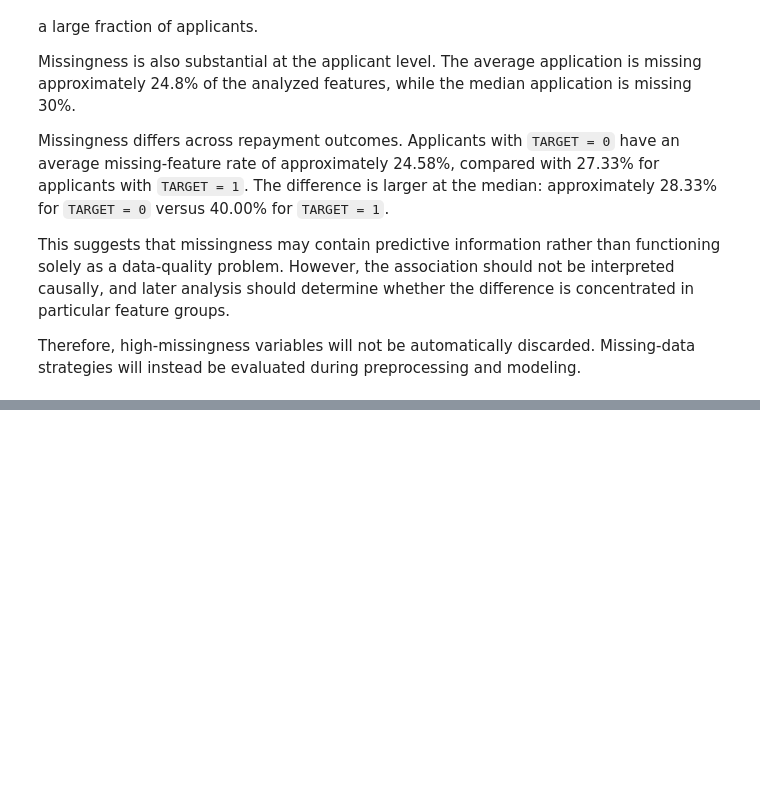
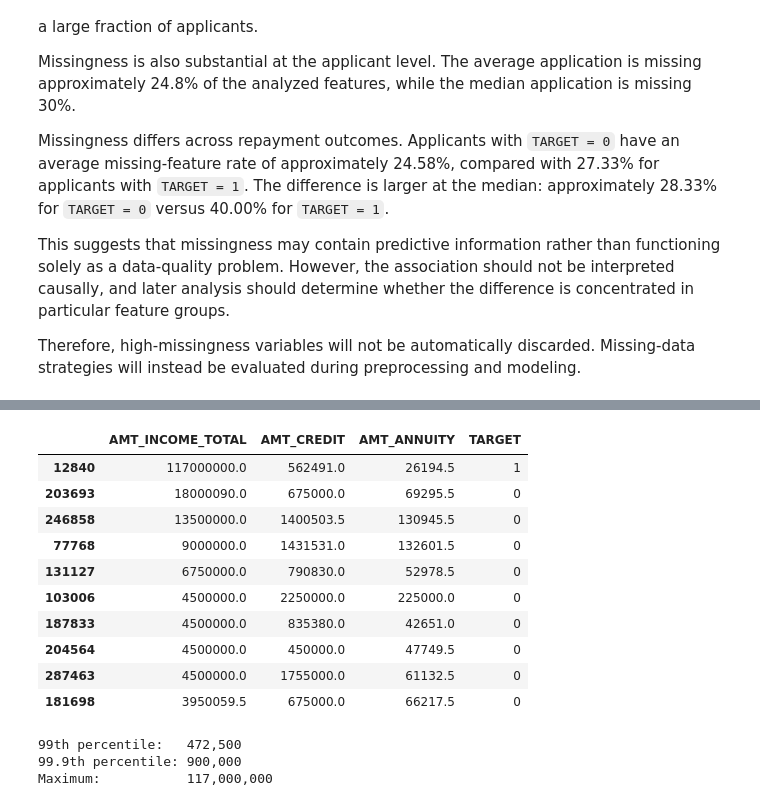
Before and after one commit to KevTJ/kj-project-portfolio, a Jupyter notebook: Projects/credit-risk-decision-system/notebooks/02_data_audit_and_eda.ipynb, the cells around one changed output, grey strips where cells are left out. Saved outputs shown, nothing was run; the diff lists cells and outputs as text; code cells hidden in the pictures; blank space fills up the shorter version.

```diff
--- a/Projects/credit-risk-decision-system/notebooks/02_data_audit_and_eda.ipynb
+++ b/Projects/credit-risk-decision-system/notebooks/02_data_audit_and_eda.ipynb
@@ -554,0 +756,36 @@ Therefore, high-missingness variables will not be automatically discarded. Missi
+# %%
+application_train.nlargest(
+    10,
+    "AMT_INCOME_TOTAL"
+)[
+    [
+        "AMT_INCOME_TOTAL",
+        "AMT_CREDIT",
+        "AMT_ANNUITY",
+        "TARGET"
+    ]
+]
+# %% [output]
+|  | AMT_INCOME_TOTAL | AMT_CREDIT | AMT_ANNUITY | TARGET |
+| 12840 | 117000000.0 | 562491.0 | 26194.5 | 1 |
+| 203693 | 18000090.0 | 675000.0 | 69295.5 | 0 |
+| 246858 | 13500000.0 | 1400503.5 | 130945.5 | 0 |
+| 77768 | 9000000.0 | 1431531.0 | 132601.5 | 0 |
+| 131127 | 6750000.0 | 790830.0 | 52978.5 | 0 |
+| 103006 | 4500000.0 | 2250000.0 | 225000.0 | 0 |
+| 187833 | 4500000.0 | 835380.0 | 42651.0 | 0 |
+| 204564 | 4500000.0 | 450000.0 | 47749.5 | 0 |
+| 287463 | 4500000.0 | 1755000.0 | 61132.5 | 0 |
+| 181698 | 3950059.5 | 675000.0 | 66217.5 | 0 |
+# %%
+income_q99 = application_train["AMT_INCOME_TOTAL"].quantile(0.99)
+income_q999 = application_train["AMT_INCOME_TOTAL"].quantile(0.999)
+income_max = application_train["AMT_INCOME_TOTAL"].max()
+
+print(f"99th percentile:   {income_q99:,.0f}")
+print(f"99.9th percentile: {income_q999:,.0f}")
+print(f"Maximum:           {income_max:,.0f}")
+# %% [output]
+99th percentile:   472,500
+99.9th percentile: 900,000
+Maximum:           117,000,000
```
Also changed, not shown: parts of 16 cells of this notebook.
